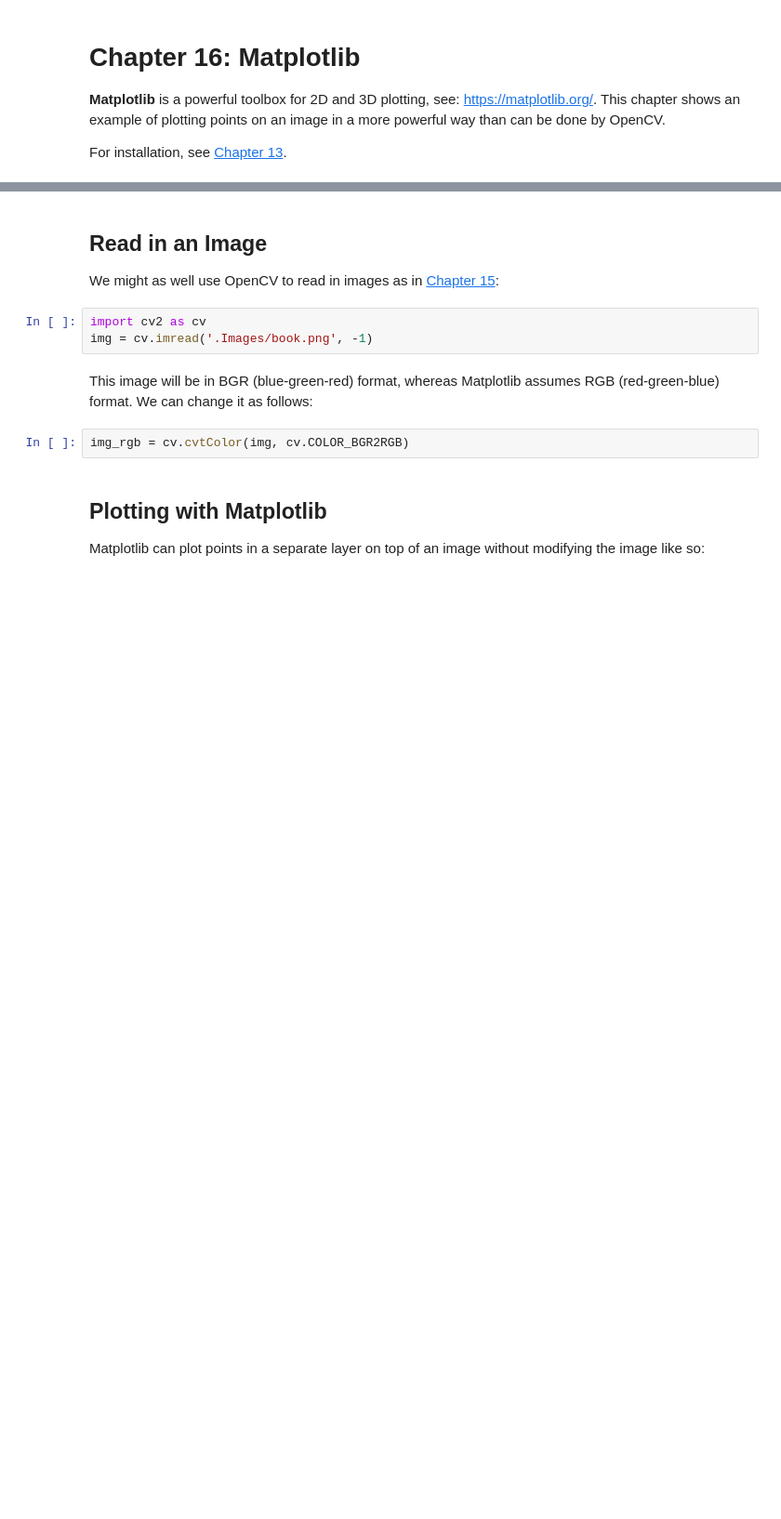
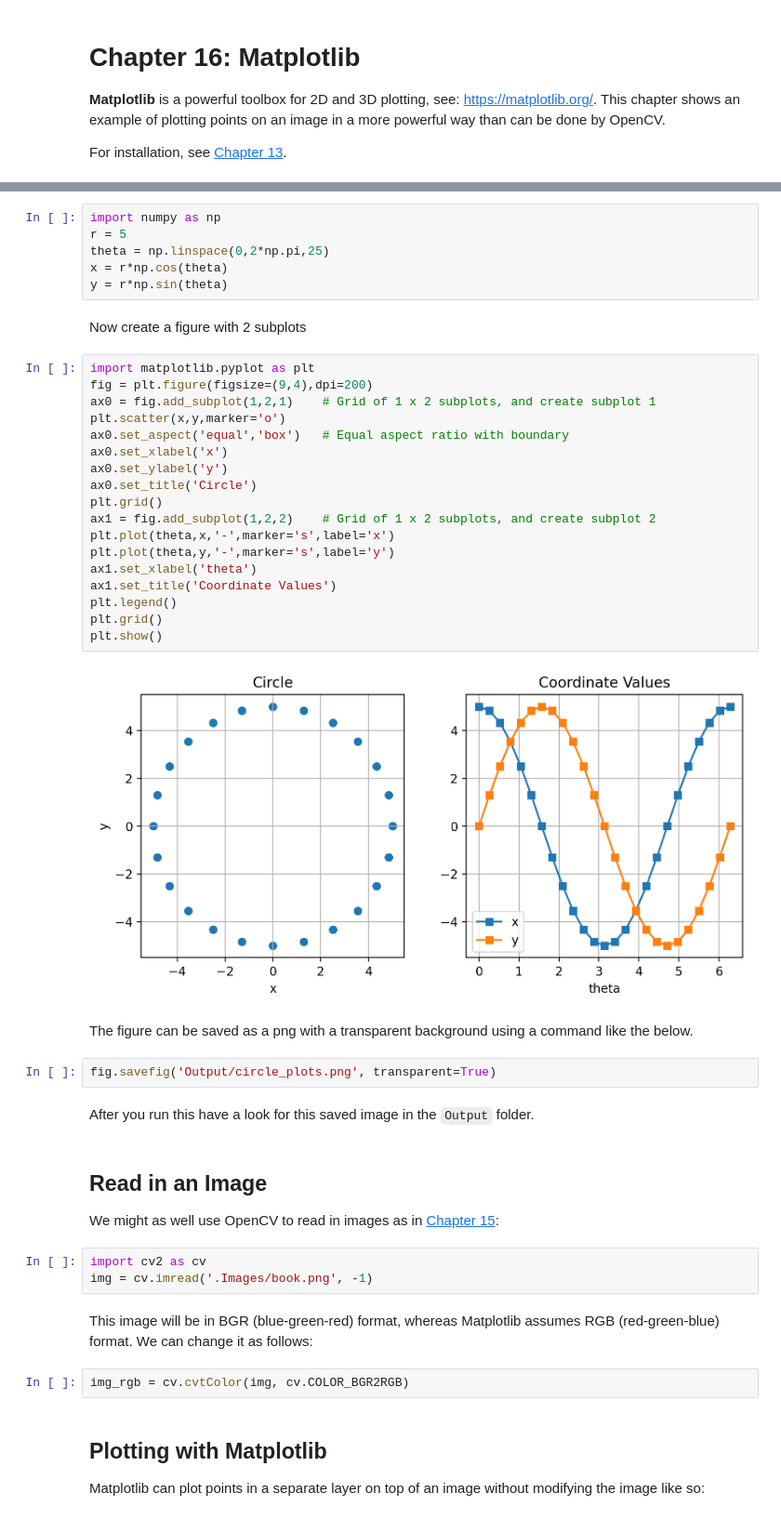
Before and after one commit to dmorris0/python_intro, a Jupyter notebook: Chapter_16_Matplotlib.ipynb, the cells around one changed output, grey strips where cells are left out. Shown at 93% size. Cells and saved outputs as stored; diff of their text form; blank space fills up the shorter version.

```diff
--- a/Chapter_16_Matplotlib.ipynb
+++ b/Chapter_16_Matplotlib.ipynb
@@ -7,3 +10,37 @@ For installation, see [Chapter 13](Chapter_13_Numpy.ipynb).
+# %%
+import numpy as np
+r = 5
+theta = np.linspace(0,2*np.pi,25)
+x = r*np.cos(theta)
+y = r*np.sin(theta)
+# %% [markdown]
+Now create a figure with 2 subplots
+# %%
+import matplotlib.pyplot as plt
+fig = plt.figure(figsize=(9,4),dpi=200)
+ax0 = fig.add_subplot(1,2,1)    # Grid of 1 x 2 subplots, and create subplot 1
+plt.scatter(x,y,marker='o')
+ax0.set_aspect('equal','box')   # Equal aspect ratio with boundary
+ax0.set_xlabel('x')
+ax0.set_ylabel('y')
+ax0.set_title('Circle')
+plt.grid()
+ax1 = fig.add_subplot(1,2,2)    # Grid of 1 x 2 subplots, and create subplot 2
+plt.plot(theta,x,'-',marker='s',label='x')
+plt.plot(theta,y,'-',marker='s',label='y')
+ax1.set_xlabel('theta')
+ax1.set_title('Coordinate Values')
+plt.legend()
+plt.grid()
+plt.show()
+# %% [output]
+[figure, added]
+# %% [markdown]
+The figure can be saved as a png with a transparent background using a command like the below.
+# %%
+fig.savefig('Output/circle_plots.png', transparent=True)
+# %% [markdown]
+After you run this have a look for this saved image in the `Output` folder.
 # %% [markdown]
 ## Read in an Image
 We might as well use OpenCV to read in images as in [Chapter 15](Chapter_15_OpenCV.ipynb):
```
Also changed, not shown: parts of 2 cells of this notebook, 1 other file.
